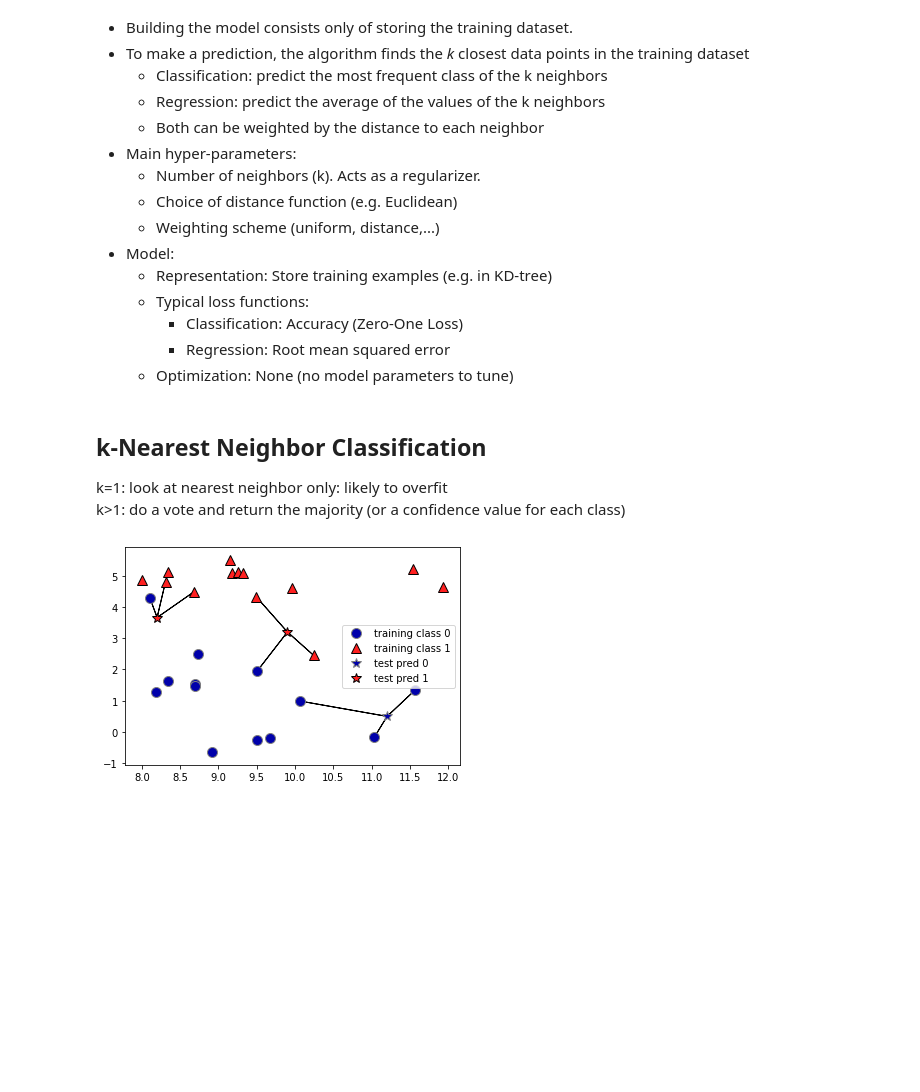
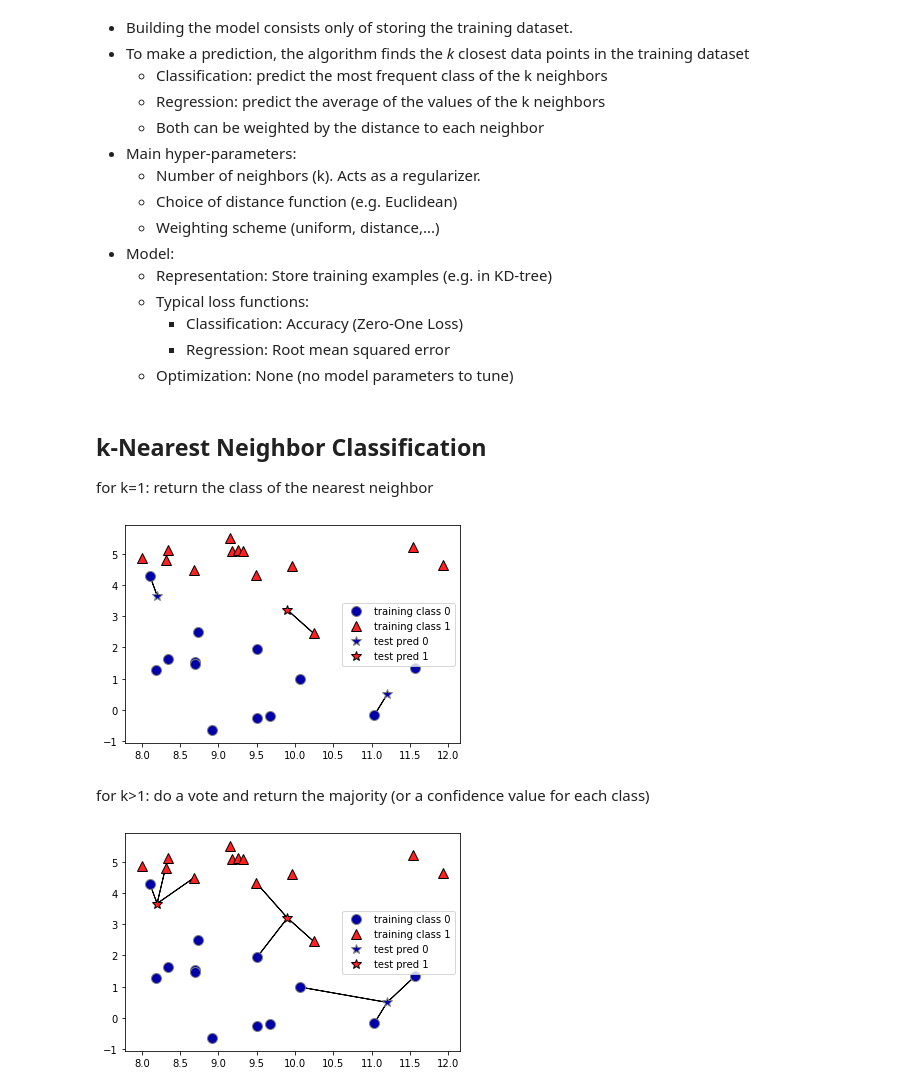
Before and after one commit to ML-course/engineer, a Jupyter notebook: notebooks/01 - Introduction.ipynb, the cells around one changed output. Saved outputs shown, nothing was run; the diff lists cells and outputs as text; code cells hidden in the pictures; blank space fills up the shorter version.

```diff
--- a/notebooks/01 - Introduction.ipynb
+++ b/notebooks/01 - Introduction.ipynb
@@ -959,10 +1148,15 @@ for C in [0.001, 1, 100]:
         * Classification: Accuracy (Zero-One Loss)
         * Regression: Root mean squared error
     - Optimization: None (no model parameters to tune)
+# %% [markdown]
+## k-Nearest Neighbor Classification
+for k=1: return the class of the nearest neighbor
+# %%
+mglearn.plots.plot_knn_classification(n_neighbors=1)
+# %% [output]
+[figure, added]
 # %% [markdown]
-## k-Nearest Neighbor Classification
-k=1: look at nearest neighbor only: likely to overfit
-k>1: do a vote and return the majority (or a confidence value for each class)
+for k>1: do a vote and return the majority (or a confidence value for each class)
 # %%
 mglearn.plots.plot_knn_classification(n_neighbors=3)
 # %% [output]
```
Also changed, not shown: parts of 78 cells of this notebook, 2 other files.
